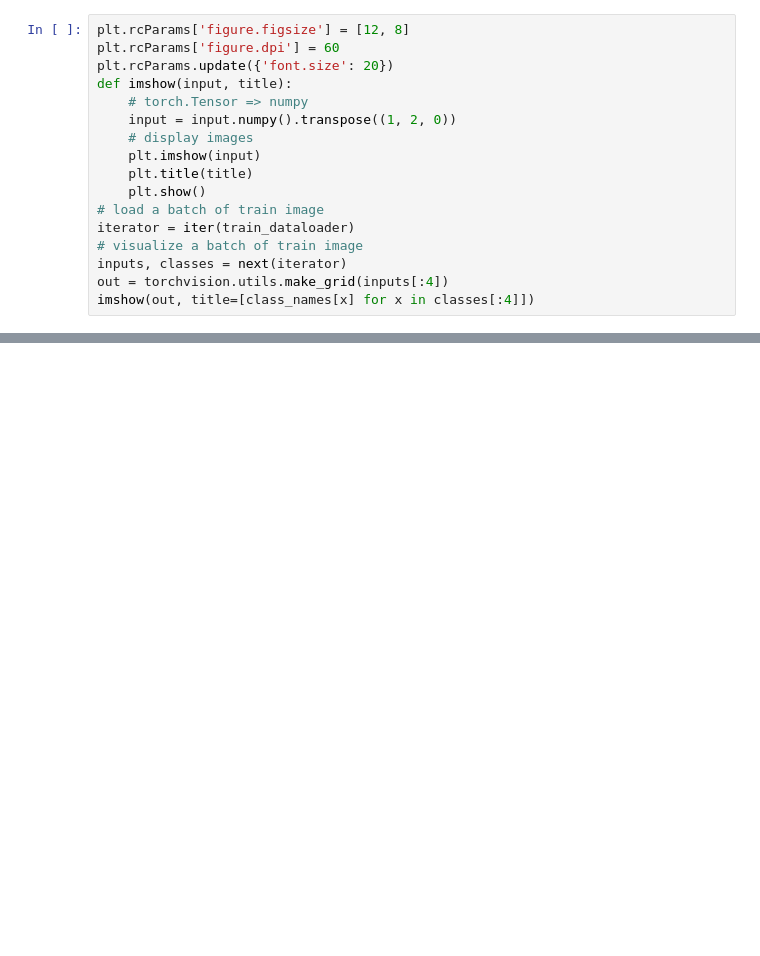
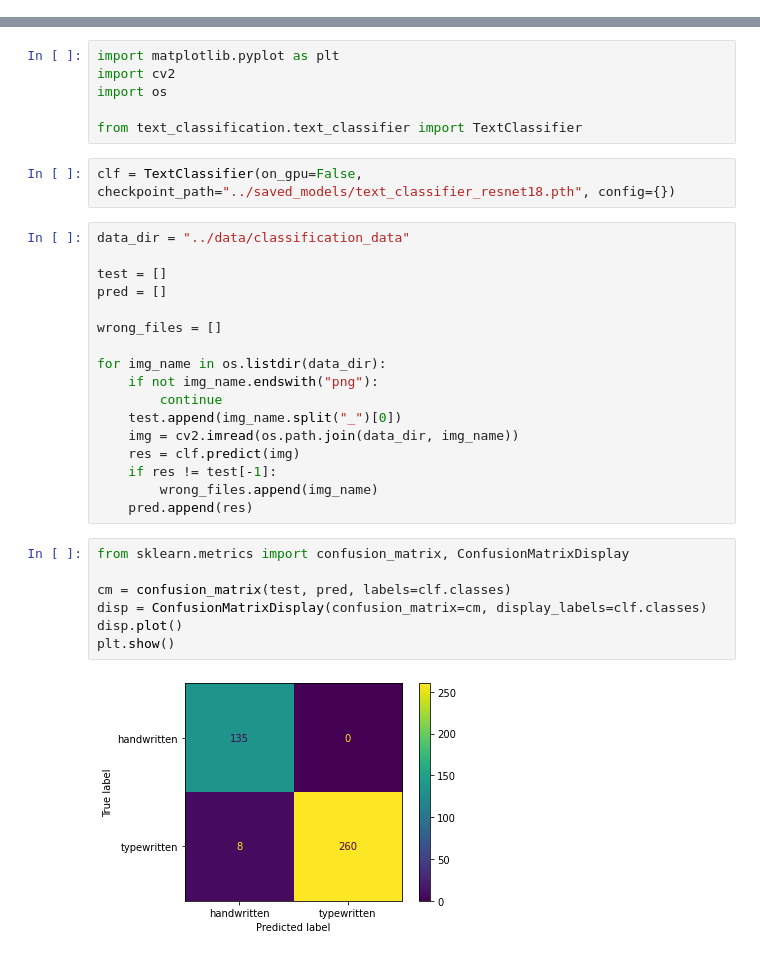
Before and after one commit to NastyBoget/hrtr, a Jupyter notebook: notebooks/text_classification.ipynb, the cells around one changed output, grey strips where cells are left out. Saved outputs shown, nothing was run; the diff lists cells and outputs as text; blank space fills up the shorter version.

Commit message:
text classifier and its testing

```diff
--- a/notebooks/text_classification.ipynb
+++ b/notebooks/text_classification.ipynb
@@ -69,17 +0,0 @@ Class names: ['handwritten', 'typewritten']
-# %%
-plt.rcParams['figure.figsize'] = [12, 8]
-plt.rcParams['figure.dpi'] = 60
-plt.rcParams.update({'font.size': 20})
-def imshow(input, title):
-    # torch.Tensor => numpy
-    input = input.numpy().transpose((1, 2, 0))
-    # display images
-    plt.imshow(input)
-    plt.title(title)
-    plt.show()
-# load a batch of train image
-iterator = iter(train_dataloader)
-# visualize a batch of train image
-inputs, classes = next(iterator)
-out = torchvision.utils.make_grid(inputs[:4])
-imshow(out, title=[class_names[x] for x in classes[:4]])
@@ -187,0 +1,34 @@ with torch.no_grad():
+# %%
+import matplotlib.pyplot as plt
+import cv2
+import os
+
+from text_classification.text_classifier import TextClassifier
+# %%
+clf = TextClassifier(on_gpu=False, checkpoint_path="../saved_models/text_classifier_resnet18.pth", config={})
+# %%
+data_dir = "../data/classification_data"
+
+test = []
+pred = []
+
+wrong_files = []
+
+for img_name in os.listdir(data_dir):
+    if not img_name.endswith("png"):
+        continue
+    test.append(img_name.split("_")[0])
+    img = cv2.imread(os.path.join(data_dir, img_name))
+    res = clf.predict(img)
+    if res != test[-1]:
+        wrong_files.append(img_name)
+    pred.append(res)
+# %%
+from sklearn.metrics import confusion_matrix, ConfusionMatrixDisplay
+
+cm = confusion_matrix(test, pred, labels=clf.classes)
+disp = ConfusionMatrixDisplay(confusion_matrix=cm, display_labels=clf.classes)
+disp.plot()
+plt.show()
+# %% [output]
+[figure, added]
```
Also changed, not shown: parts of 12 cells of this notebook, 3 other files.
